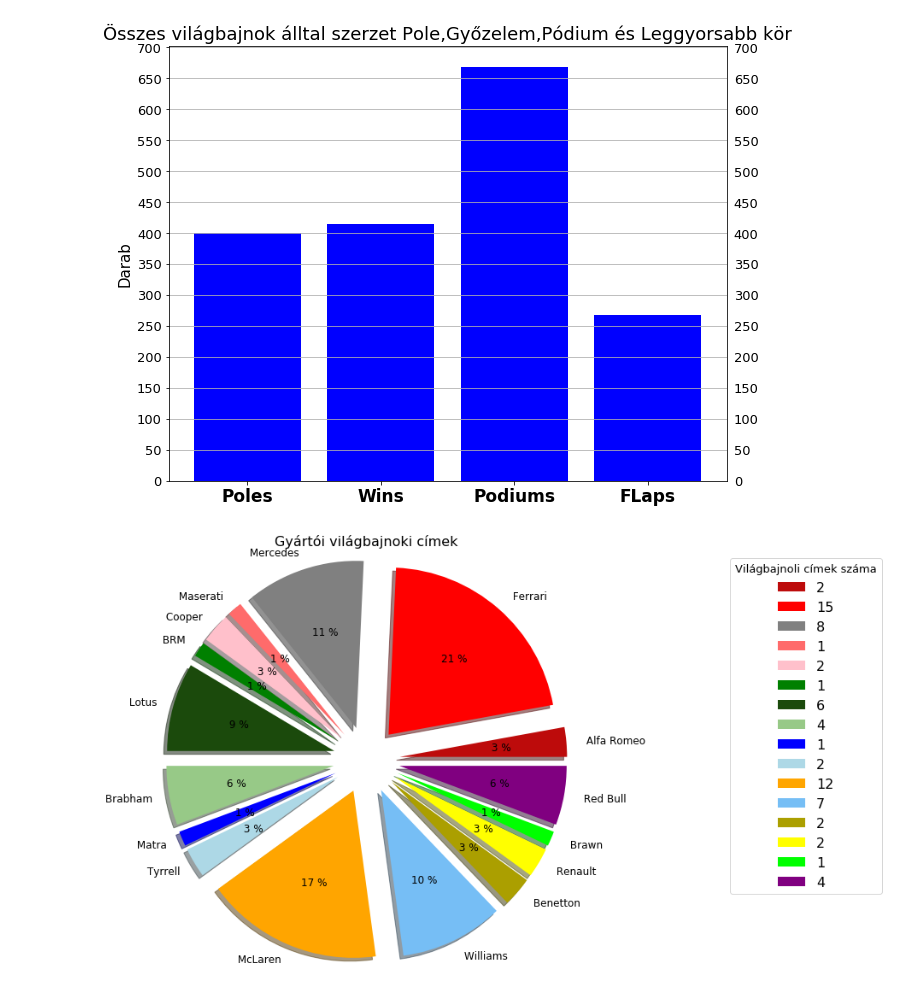
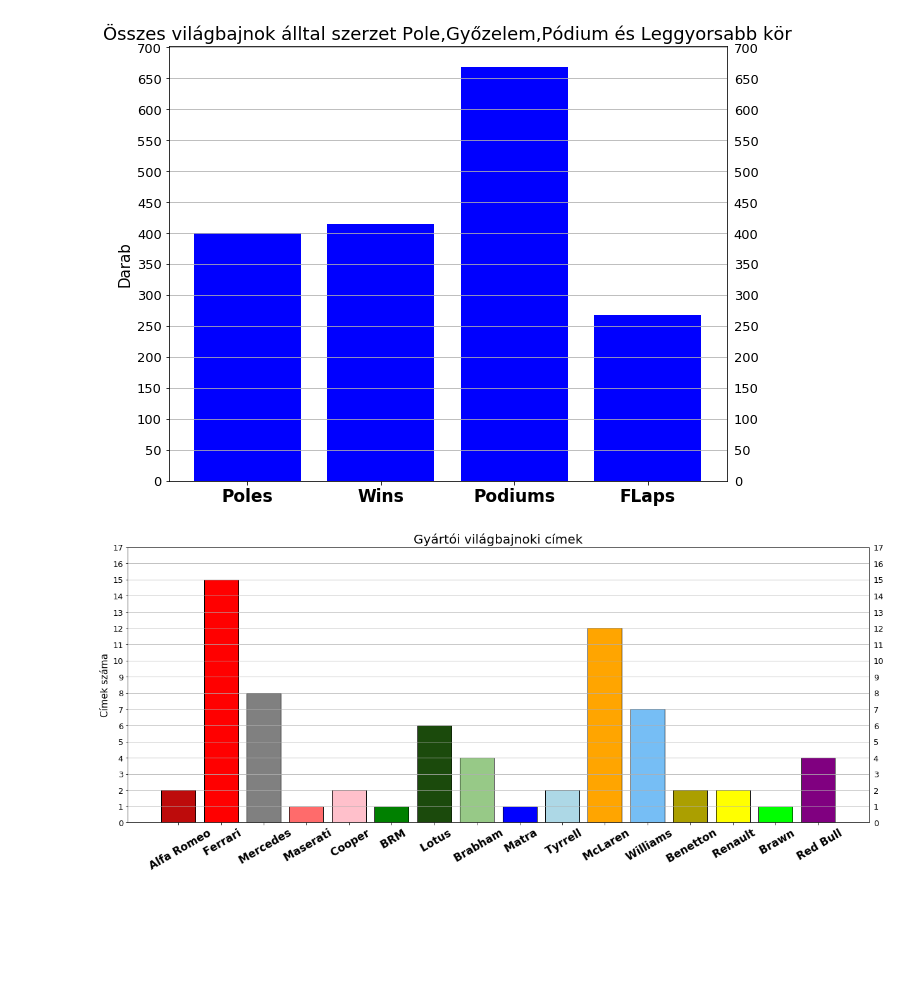
Before and after one commit to AwenTadorZ/Temalabor, a Jupyter notebook: Ötlet03/TemaLab3F1.ipynb, the cells around one changed output. Cells and saved outputs as stored; diff of their text form; code cells hidden in the pictures; blank space fills up the shorter version.

```diff
--- a/Ötlet03/TemaLab3F1.ipynb
+++ b/Ötlet03/TemaLab3F1.ipynb
@@ -277,17 +280,20 @@ data=[Car.count(Marka[0]),Car.count(Marka[1]),Car.count(Marka[2]),Car.count(Mark
      Car.count(Marka[6]),Car.count(Marka[7]),Car.count(Marka[8]),Car.count(Marka[9]),Car.count(Marka[10]),Car.count(Marka[11]),
      Car.count(Marka[12]),Car.count(Marka[13]),Car.count(Marka[14]),Car.count(Marka[15]),]
 # %%
-plt.figure(figsize=(15,9))
+plt.figure(figsize=(21,8))
 colors = ["#bd0b0b", "red","grey","#ff6b6b", "pink","green","#1b4a0c", "#97c987","blue", "lightblue","orange","#76bef5",
          "#ab9f00","yellow","lime","purple"]
-explode=[.2]*len(Marka)
+long=np.arange(len(Marka))
 
-plt.pie(data, labels=Marka, colors=colors, autopct="%2.f %%", explode=explode, shadow=True, radius=1,textprops={'fontsize': 12})
+plt.bar(long,data,color=colors,edgecolor="black")
+plt.yticks(np.arange(0,18,step=1))
+plt.xticks(long, Marka, color='black', fontweight='bold', fontsize='17',rotation=30)
+plt.tick_params(labelright=True)
 
-plt.legend(data,title="Világbajnoli címek száma",bbox_to_anchor=(1.75,1),prop={"size":16})
+plt.ylabel("Címek száma",fontsize=15,color="black")
+plt.title("Gyártói világbajnoki címek",fontsize=20)
+plt.grid(axis="y")
 
-
-plt.title("Gyártói világbajnoki címek",fontsize=16)
 plt.show()
 # %% [output]
-[figure, old version]
+[figure, new version]
```
Also changed, not shown: parts of 2 cells of this notebook.
